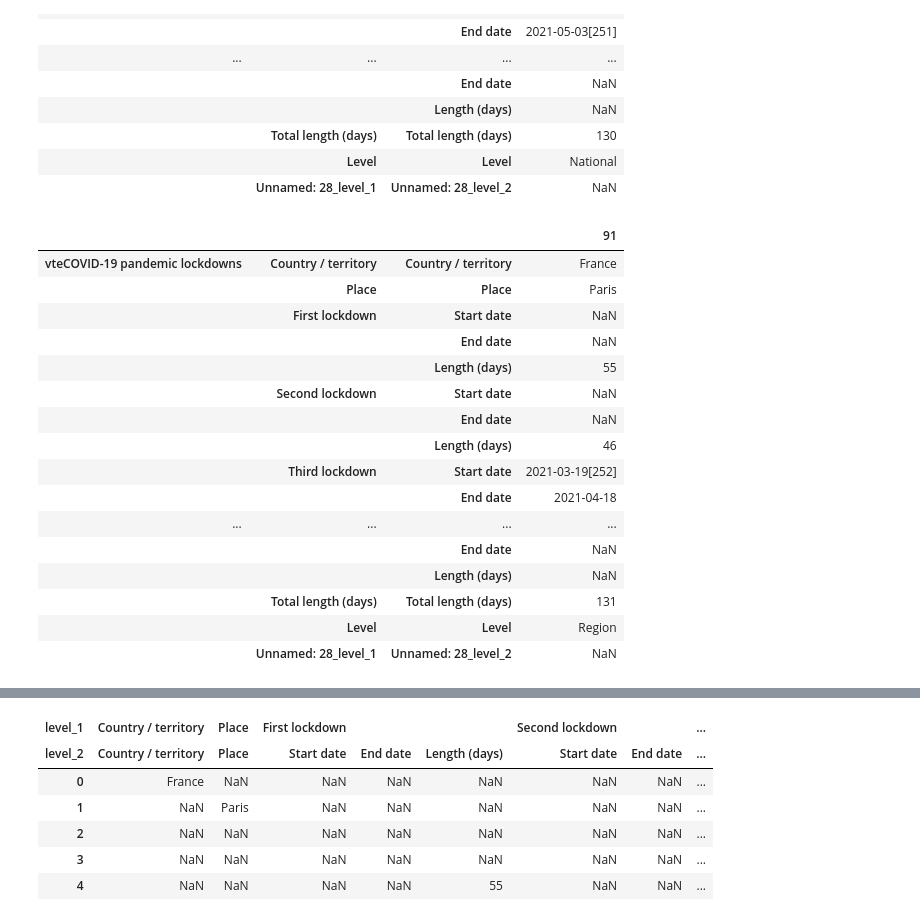
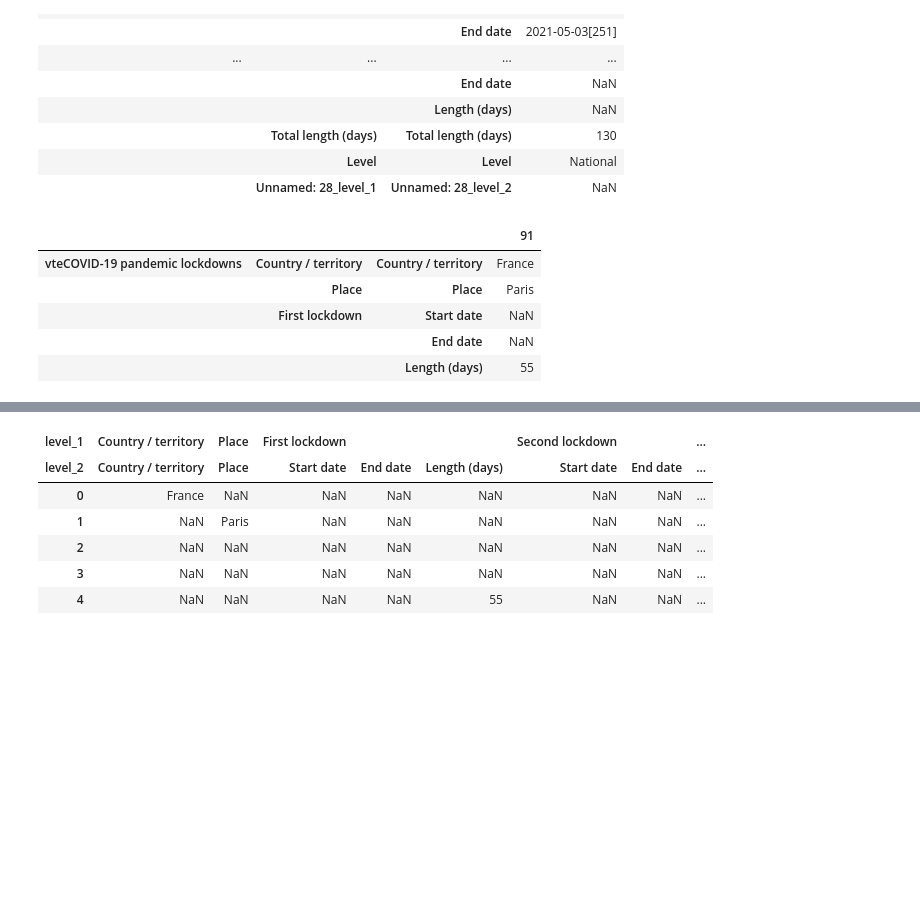
Before and after one commit to stoufa/Lockdowns-Impact-on-Air-Quality, a Jupyter notebook: web_scraping.ipynb, the cells around one changed output, grey strips where cells are left out. Cells and saved outputs as stored; diff of their text form; code cells hidden in the pictures; blank space fills up the shorter version.

```diff
--- a/web_scraping.ipynb
+++ b/web_scraping.ipynb
@@ -66,25 +66,14 @@ df_nat
 |  | Unnamed: 28_level_1 | Unnamed: 28_level_2 | NaN |
 # %%
 df_par = pd.DataFrame(df[0].iloc[91,:])
-df_par
+df_par.head()
 # print(df_par.columns)
 # %% [output]
 |  |  |  | 91 |
 | vteCOVID-19 pandemic lockdowns | Country / territory | Country / territory | France |
 |  | Place | Place | Paris |
 |  | First lockdown | Start date | NaN |
 |  |  | End date | NaN |
 |  |  | Length (days) | 55 |
-|  | Second lockdown | Start date | NaN |
-|  |  | End date | NaN |
-|  |  | Length (days) | 46 |
-|  | Third lockdown | Start date | 2021-03-19[252] |
-|  |  | End date | 2021-04-18 |
-| ... | ... | ... | ... |
-|  |  | End date | NaN |
-|  |  | Length (days) | NaN |
-|  | Total length (days) | Total length (days) | 131 |
-|  | Level | Level | Region |
-|  | Unnamed: 28_level_1 | Unnamed: 28_level_2 | NaN |
 # %%
 df_par_clean = df_par.reset_index().drop('level_0',axis=1)
```
Also changed, not shown: parts of 3 cells of this notebook.
